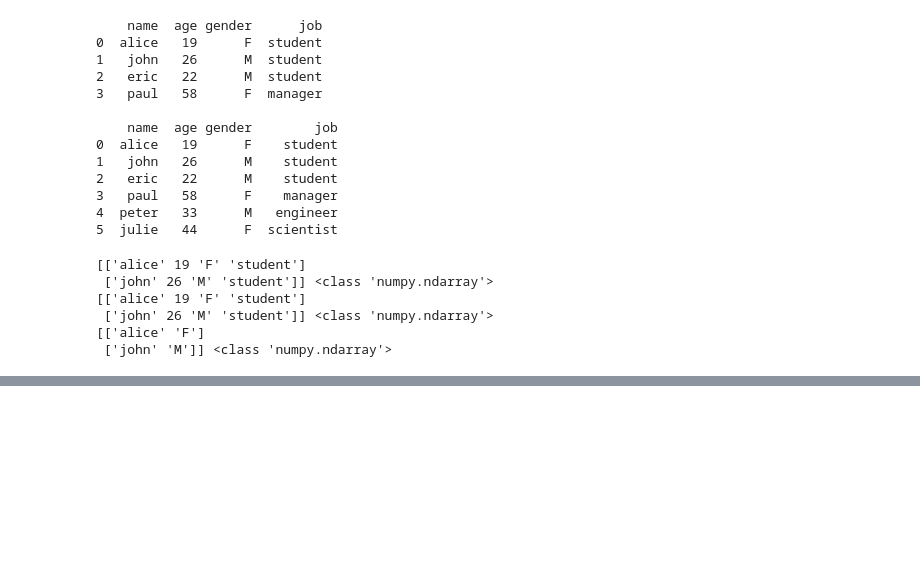
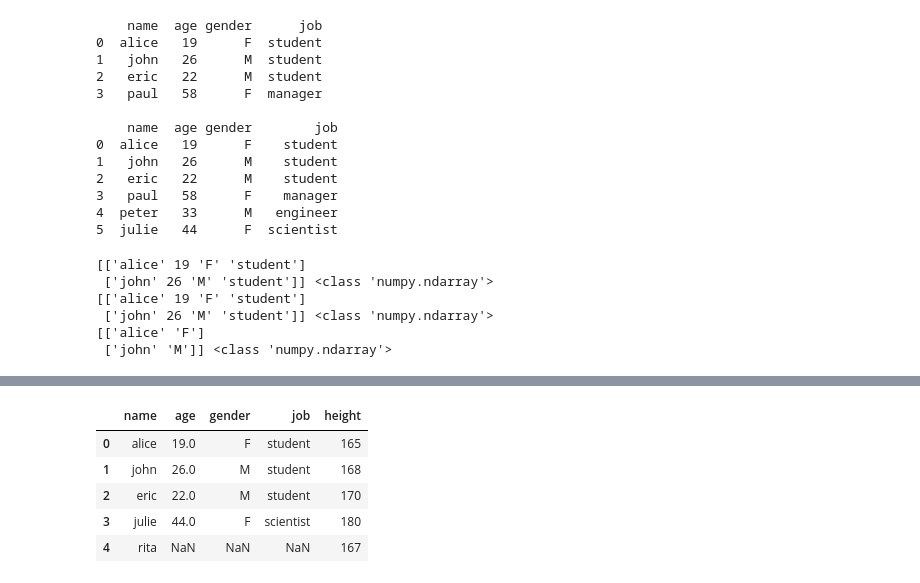
Before and after one commit to toarnabtrainer/AEC_ML_With_Python_August_2024, a Jupyter notebook: Pandas.ipynb, the cells around one changed output, grey strips where cells are left out. Saved outputs shown, nothing was run; the diff lists cells and outputs as text; code cells hidden in the pictures; blank space fills up the shorter version.

```diff
--- a/Pandas.ipynb
+++ b/Pandas.ipynb
@@ -353,0 +422,11 @@ print (arr_data, type(arr_data))
+# %%
+# right outer join: only all matching rows from the left data frame and all rows from the right data frame
+merge_right_outer = pd.merge(users, user4, on = 'name', how = 'right')
+merge_right_outer
+# %% [output]
+|  | name | age | gender | job | height |
+| 0 | alice | 19.0 | F | student | 165 |
+| 1 | john | 26.0 | M | student | 168 |
+| 2 | eric | 22.0 | M | student | 170 |
+| 3 | julie | 44.0 | F | scientist | 180 |
+| 4 | rita | NaN | NaN | NaN | 167 |
```
Also changed, not shown: parts of 7 cells of this notebook.
